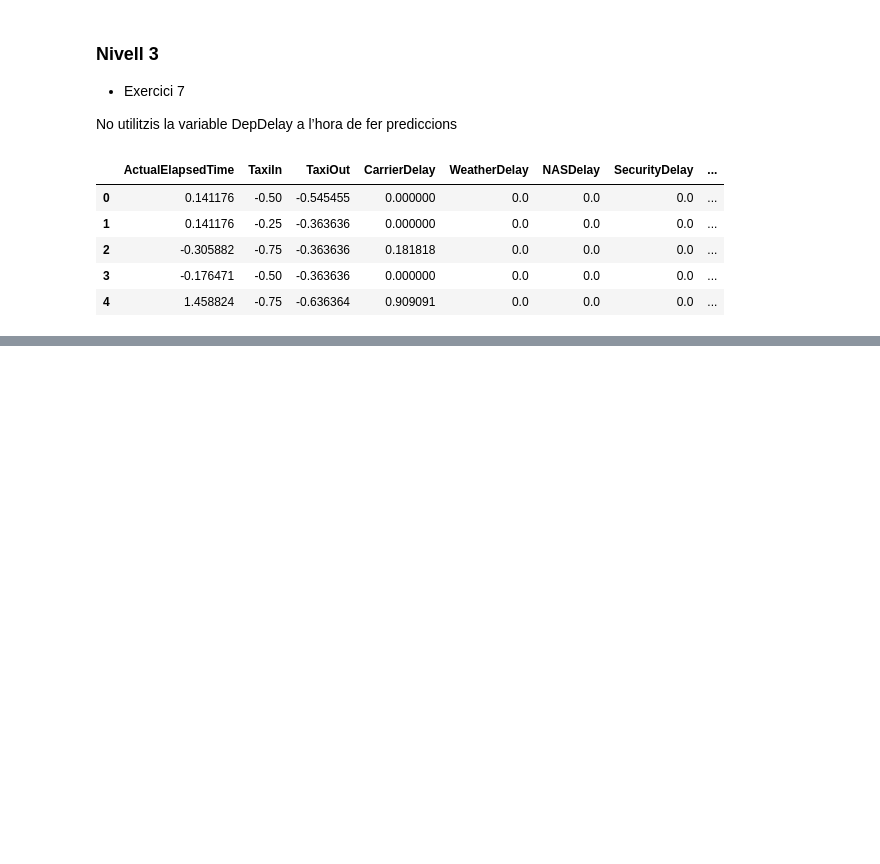
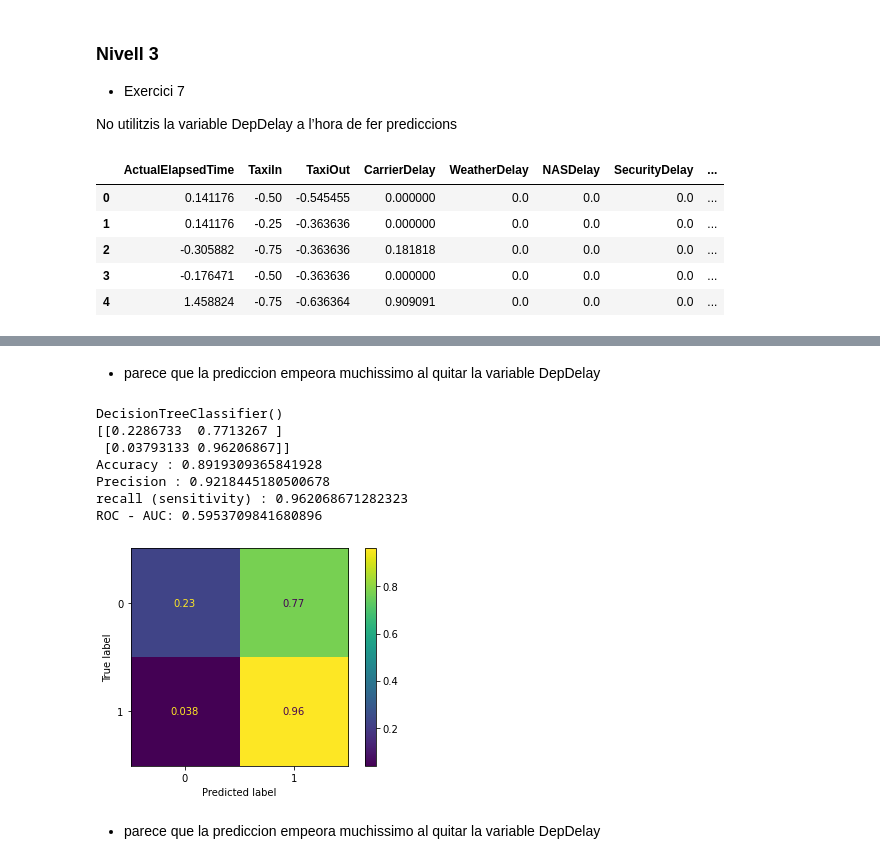
Before and after one commit to ManelForcales/Supervisat_Classificacio, a Jupyter notebook: Sprint13__classification.ipynb, the cells around one changed output, grey strips where cells are left out. Saved outputs shown, nothing was run; the diff lists cells and outputs as text; code cells hidden in the pictures; blank space fills up the shorter version.

```diff
--- a/Sprint13__classification.ipynb
+++ b/Sprint13__classification.ipynb
@@ -347,0 +355,15 @@ ROC - AUC: 0.536119884912489
+# %% [markdown]
++ parece que la prediccion empeora muchissimo al quitar la variable DepDelay
+# %%
+analyze_clasification_model_1(tree,X_train,X_test,y_train,y_test)
+# %% [output]
+DecisionTreeClassifier()
+[[0.2286733  0.7713267 ]
+ [0.03793133 0.96206867]]
+Accuracy : 0.8919309365841928
+Precision : 0.9218445180500678
+recall (sensitivity) : 0.962068671282323
+ROC - AUC: 0.5953709841680896
+[figure, added]
+# %% [markdown]
++ parece que la prediccion empeora muchissimo al quitar la variable DepDelay
```
Also changed, not shown: parts of 5 cells of this notebook.
